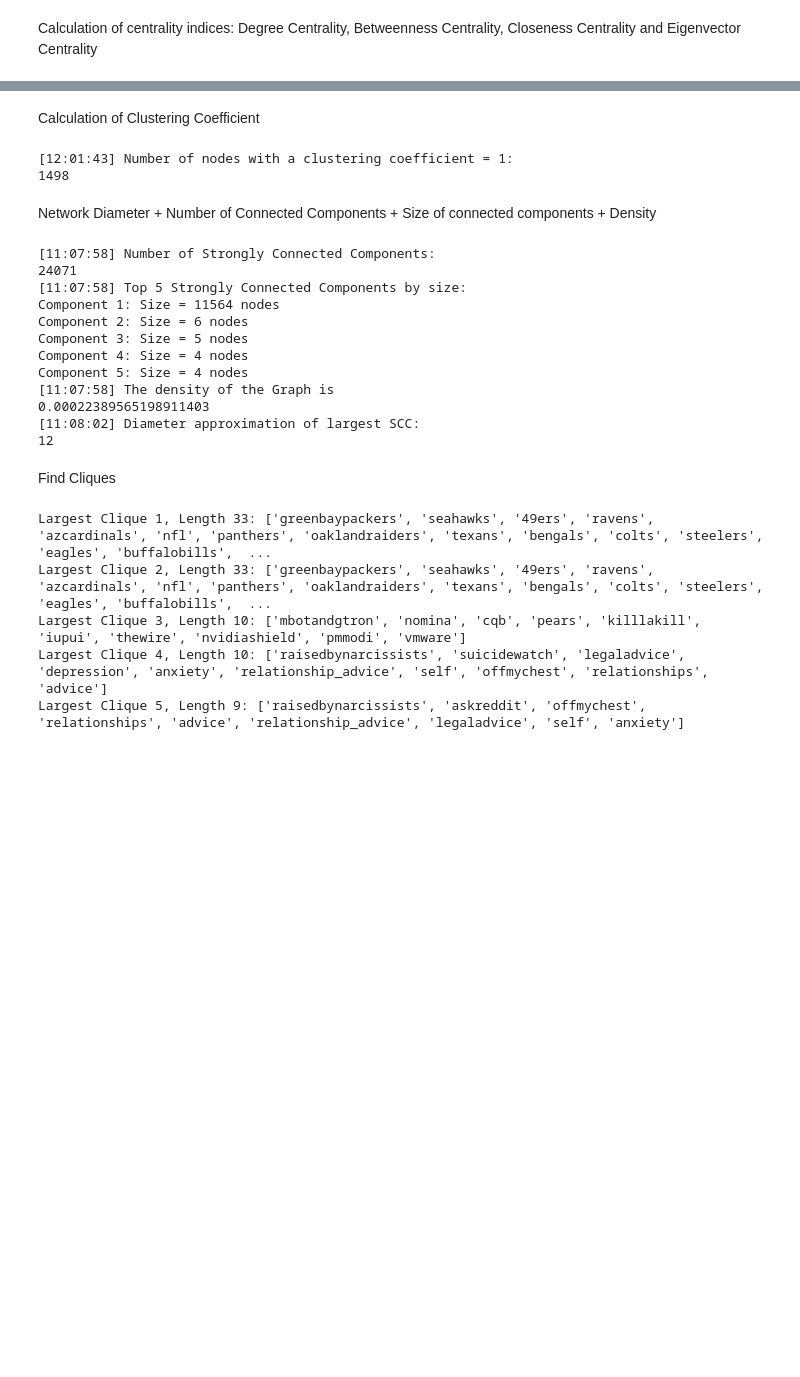
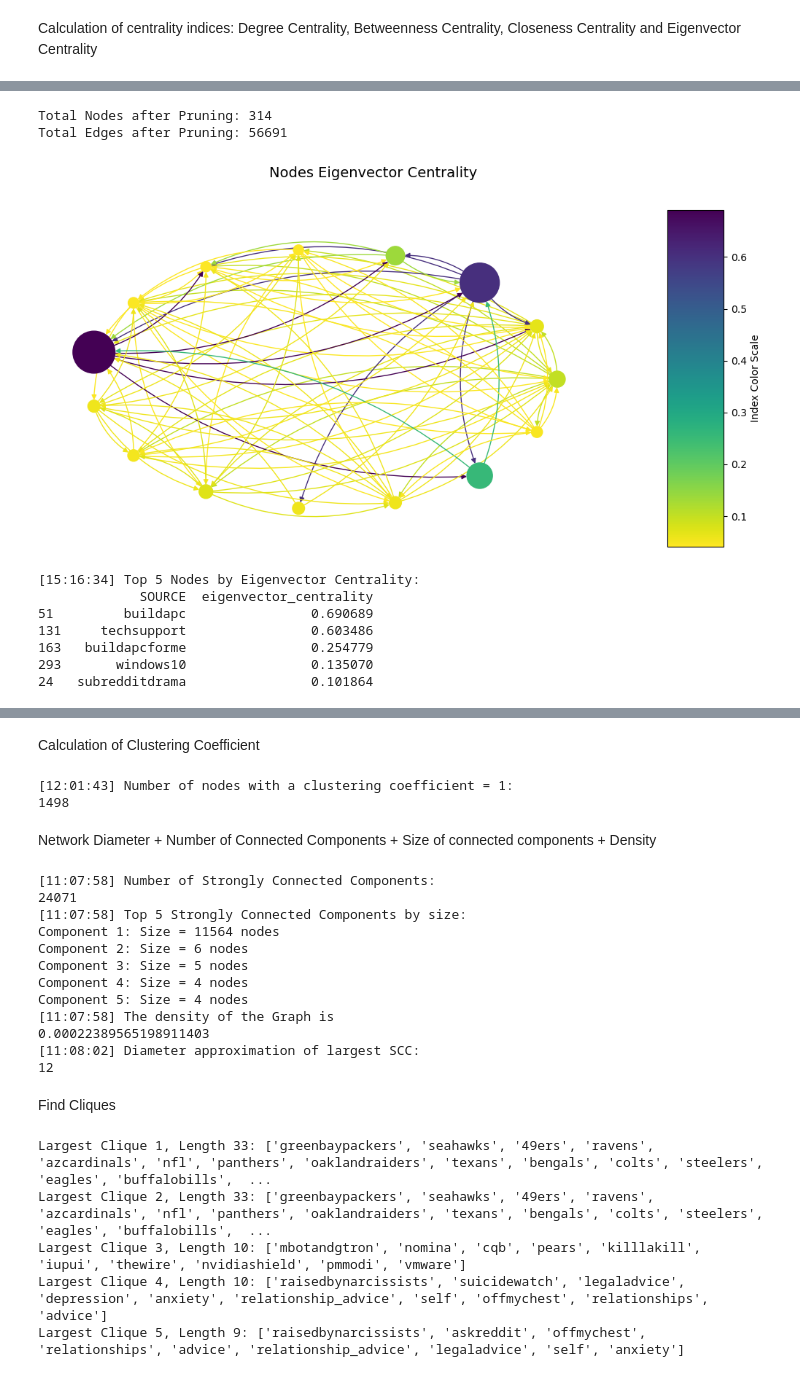
Before and after one commit to MartenM/reddit_analytics, a Jupyter notebook: main.ipynb, the cells around one changed output, grey strips where cells are left out. Drawn from its saved outputs; the diff is of its cells as text; code cells hidden in the pictures; blank space fills up the shorter version.

```diff
--- a/main.ipynb
+++ b/main.ipynb
@@ -104,2 +203,14 @@ print(out_degree.head(5))
+# %%
+# Prune low connectivity nodes to speed up the computation of certain properties of the graph
+def prune_nodes(G, total_degree_centrality):
+    threshold = 300
+    graph_copy = G.copy()
+    nodes_to_remove = total_degree_centrality[total_degree_centrality['total_degree_centrality'] < threshold]['SOURCE'].tolist()
+    graph_copy.remove_nodes_from(nodes_to_remove)
+    total_nodes = graph_copy.number_of_nodes()
+    total_edges = graph_copy.number_of_edges()
+    print(f"Total Nodes after Pruning: {total_nodes}")
+    print(f"Total Edges after Pruning: {total_edges}")
+    return graph_copy
 # %% [markdown]
 Calculation of centrality indices: Degree Centrality, Betweenness Centrality, Closeness Centrality and Eigenvector Centrality
@@ -220,0 +259,49 @@ print(closeness_centrality.head(5))
+# %%
+# Calculate eigenvector centrality. We need a function
+# which does that for multiGraph instead of singleGraph
+# Used the same start parameters (mat_iter and tol) as NetworkX
+def m_eigenvector_centrality(G, max_iter=100, tol=1e-6):
+    # Prune some nodes of the matrix otherwise my PC crashes!
+    G_copy = prune_nodes(G, total_degree_centrality)
+    # Make an adjacency matrix
+    adjacency_matrix = csr_matrix(nx.adjacency_matrix(G_copy))
+
+    # Array to save eigenvector centrality for each node
+    num_nodes = len(G_copy.nodes())
+    eigenvector = np.full(num_nodes, 1.0 / num_nodes)
+
+    for _ in range(max_iter):
+        # Calculate the matrix-vector product
+        new_eigenvector = np.dot(adjacency_matrix.toarray(), eigenvector)
+
+        # Normalize
+        norm = np.linalg.norm(new_eigenvector)
+        new_eigenvector = new_eigenvector / norm
+
+        # Repeat until convergence (or max_iter)
+        if np.linalg.norm(new_eigenvector - eigenvector) < tol:
+            return dict(zip(G_copy.nodes(), new_eigenvector))
+
+        eigenvector = new_eigenvector
+
+    return dict(zip(G_copy.nodes(), eigenvector))
+
+eigenvector_calculation = m_eigenvector_centrality(mGraph)
+eigenvector_centrality = pd.DataFrame(eigenvector_calculation.items(), columns=['SOURCE', 'eigenvector_centrality'])
+eigenvector_centrality = eigenvector_centrality.sort_values('eigenvector_centrality', ascending=False)
+
+show_graph(mGraph, eigenvector_centrality, "Nodes Eigenvector Centrality", 'eigenvector_centrality', 15,2500)
+
+log("Top 5 Nodes by Eigenvector Centrality:")
+print(eigenvector_centrality.head(5))
+# %% [output]
+Total Nodes after Pruning: 314
+Total Edges after Pruning: 56691
+[figure, added]
+[15:16:34] Top 5 Nodes by Eigenvector Centrality:
+             SOURCE  eigenvector_centrality
+51         buildapc                0.690689
+131     techsupport                0.603486
+163   buildapcforme                0.254779
+293       windows10                0.135070
+24   subredditdrama                0.101864
```
Also changed, not shown: parts of 16 cells of this notebook.
